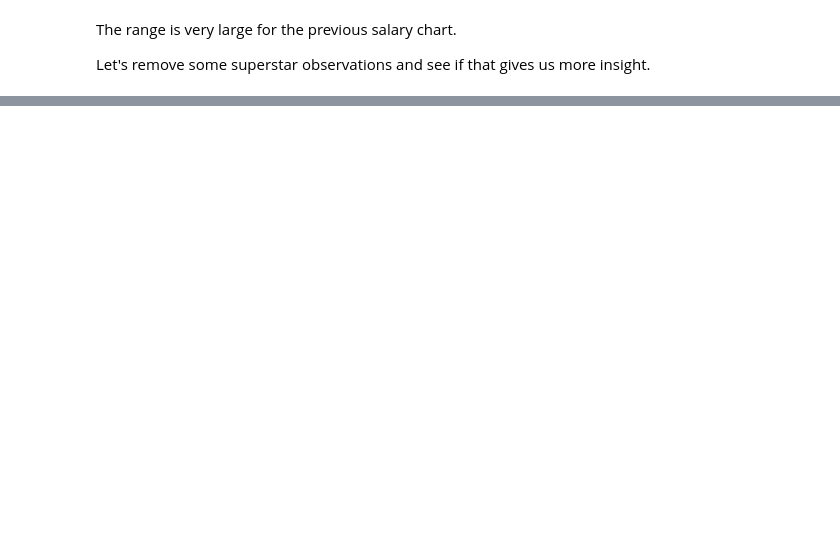
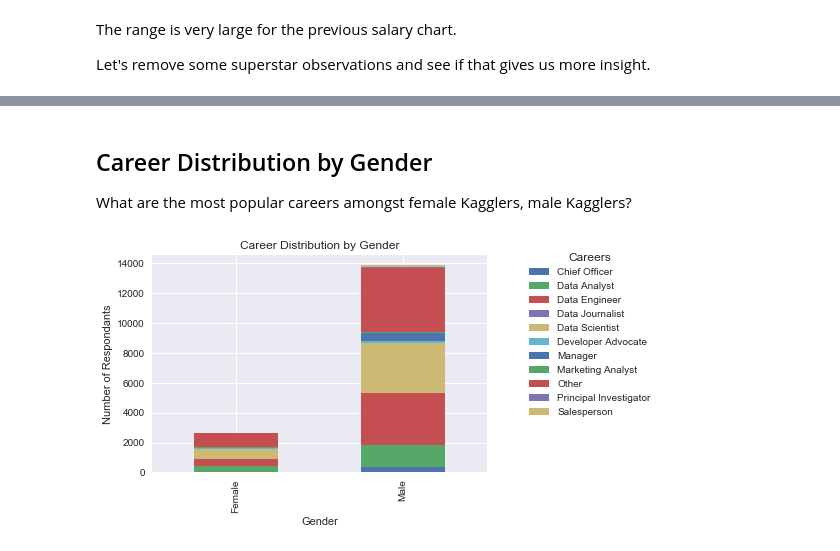
Before and after one commit to ruoyucad/DataForGood, a Jupyter notebook: Data for Good.ipynb, the cells around one changed output, grey strips where cells are left out. Cells and saved outputs as stored; diff of their text form; code cells hidden in the pictures; blank space fills up the shorter version.

```diff
--- a/Data for Good.ipynb
+++ b/Data for Good.ipynb
@@ -182,0 +210,27 @@ plt.show()
+# %% [markdown]
+## Career Distribution by Gender
+
+What are the most popular careers amongst female Kagglers, male Kagglers?
+# %%
+gender = data[["Q6", "Q1"]].dropna(how = "any")
+gender.columns = ["job", "gender"]
+
+# Remove responses from students, unemployed individuals and those who do not wish to describe/disclose their gender
+gender = gender[~gender["job"].isin(["Student", "Not employed", "I prefer not to answer"])]
+gender = gender[~gender["gender"].isin(["Prefer not to say", "Prefer to self-describe"])]
+
+# Prepare dataframe for a stacked bar graph
+gender = gender.groupby(["job", "gender"]).size().reset_index().pivot(columns = "gender", index = "job")[0]
+
+ax = gender.T.plot(kind='bar', stacked=True)
+
+ax.set(xlabel = "Gender", ylabel = "Number of Respondants")
+
+# Setting title
+ax.set_title("Career Distribution by Gender")
+
+ax.legend(bbox_to_anchor=(1.1, 1.05), title = "Careers")
+
+plt.show()
+# %% [output]
+[figure, added]
```
Also changed, not shown: parts of 8 cells of this notebook.
